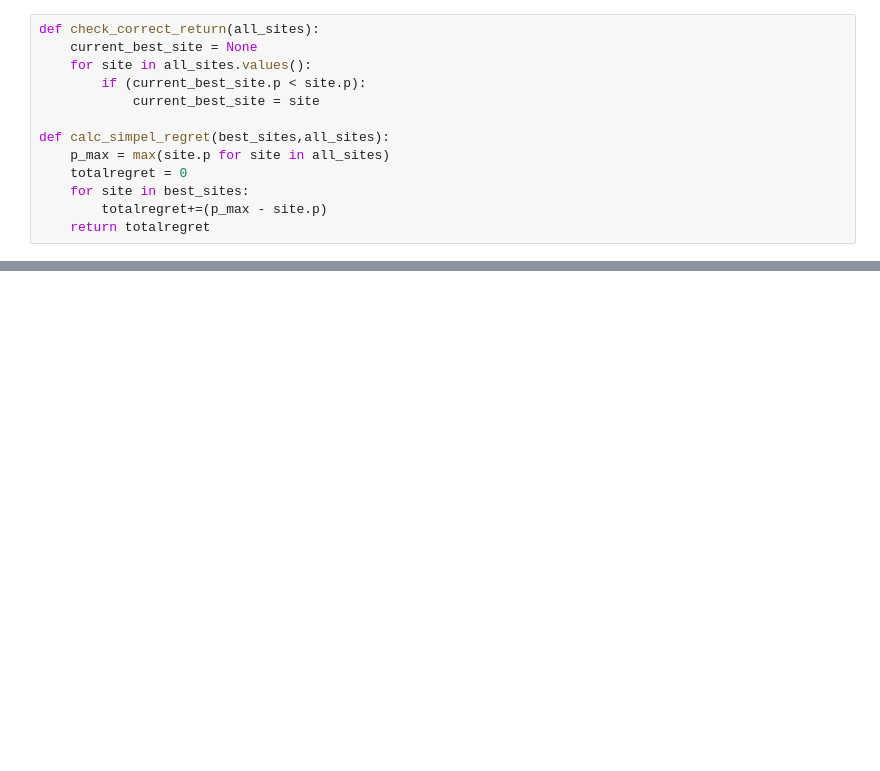
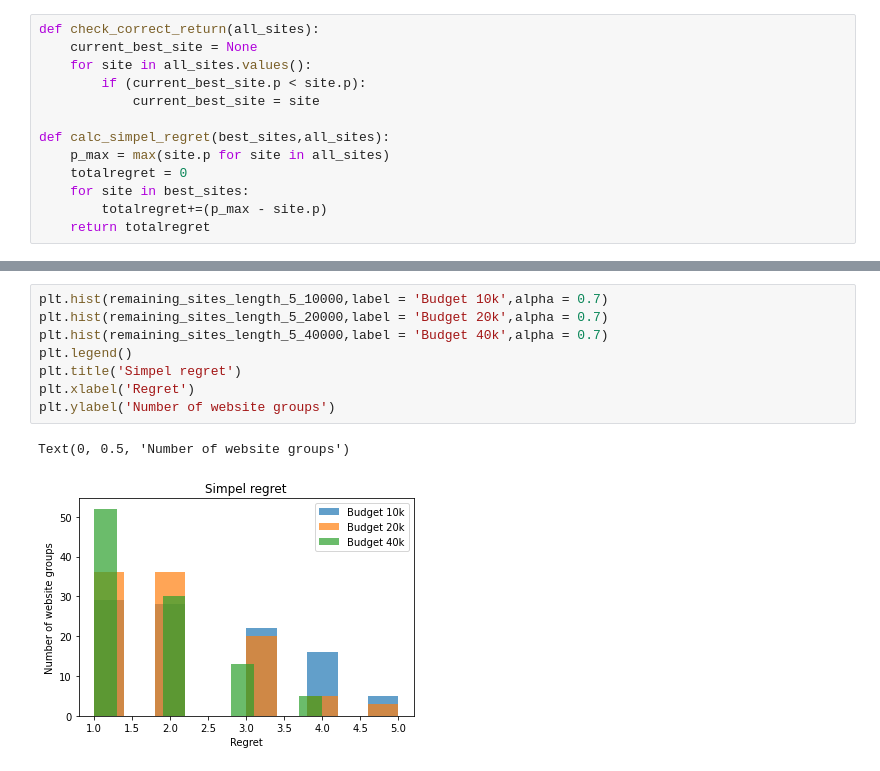
Before and after one commit to FlorisSchmidt/PBO, a Jupyter notebook: analysis.ipynb, the cells around one changed output, grey strips where cells are left out. Saved outputs shown, nothing was run; the diff lists cells and outputs as text; blank space fills up the shorter version.

```diff
--- a/analysis.ipynb
+++ b/analysis.ipynb
@@ -47,0 +211,11 @@ plt.hist(remaining_sites_length);
+# %%
+plt.hist(remaining_sites_length_5_10000,label = 'Budget 10k',alpha = 0.7)
+plt.hist(remaining_sites_length_5_20000,label = 'Budget 20k',alpha = 0.7)
+plt.hist(remaining_sites_length_5_40000,label = 'Budget 40k',alpha = 0.7)
+plt.legend()
+plt.title('Simpel regret')
+plt.xlabel('Regret')
+plt.ylabel('Number of website groups')
+# %% [output]
+Text(0, 0.5, 'Number of website groups')
+[figure, added]
```
Also changed, not shown: parts of 24 cells of this notebook.
